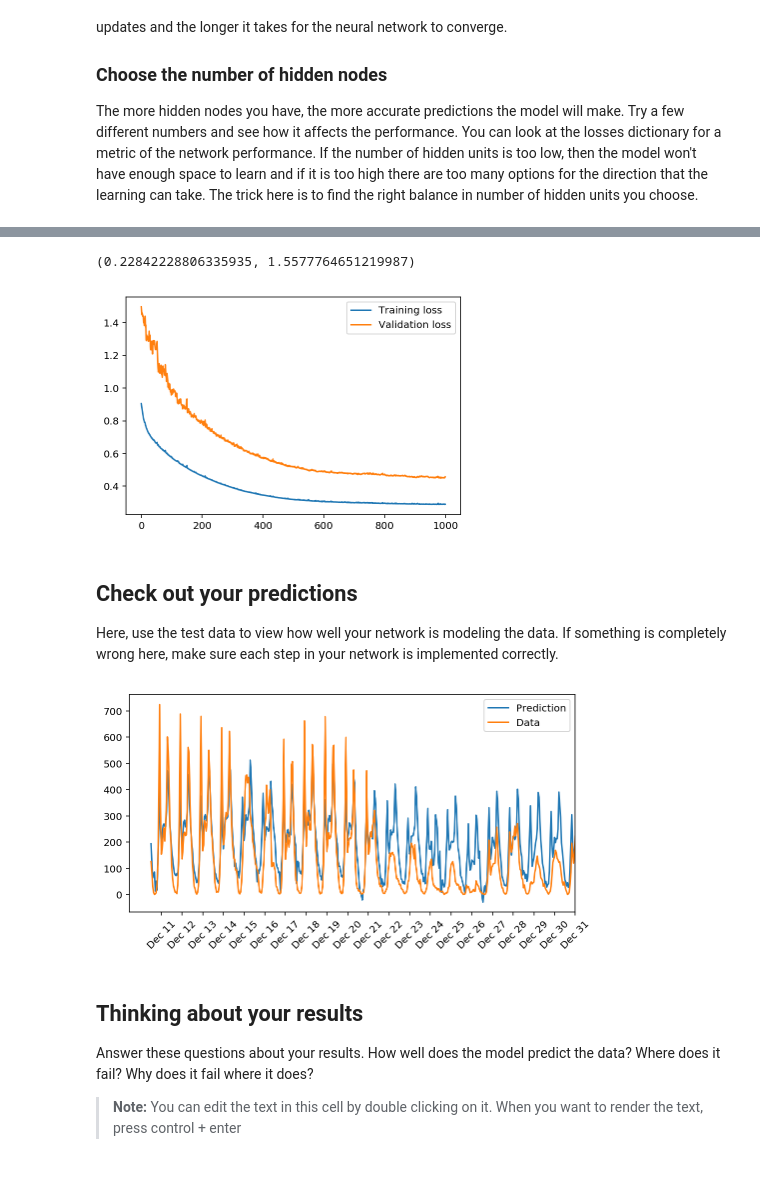
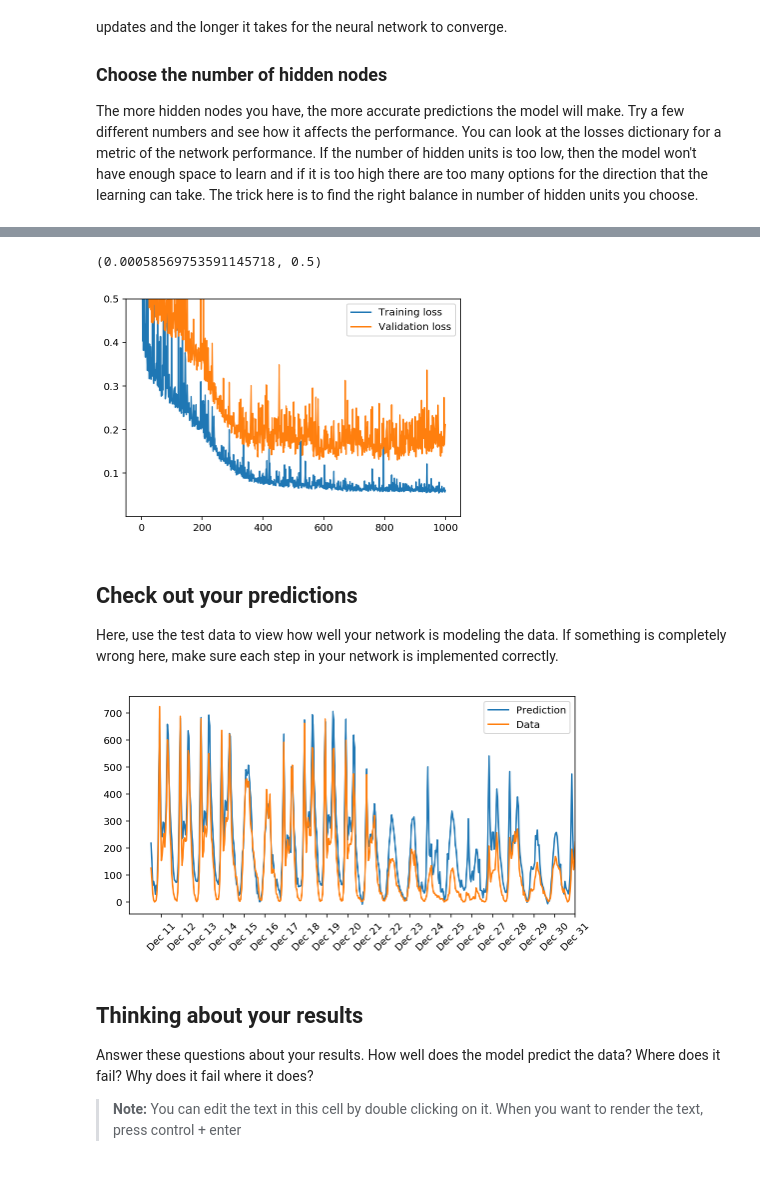
Before and after one commit to toddstrader/dlnd_prj1, a Jupyter notebook: dlnd-your-first-neural-network.ipynb, the cells around one changed output, grey strips where cells are left out. Saved outputs shown, nothing was run; the diff lists cells and outputs as text; code cells hidden in the pictures.

Commit message:
Correct hidden weight updates

```diff
--- a/dlnd-your-first-neural-network.ipynb
+++ b/dlnd-your-first-neural-network.ipynb
@@ -126,19 +126,17 @@ class NeuralNetwork(object):
             return 1/(1 + np.exp(-x))
 
         def forward_pass(inputs):
-            #### Implement the forward pass here ####
             ### Forward pass ###
-            # TODO: Hidden layer
+            # Hidden layer
             hidden_inputs = np.dot(self.weights_input_to_hidden, inputs)
             hidden_outputs = sigmoid(hidden_inputs)
 
-            # TODO: Output layer
+            # Output layer
             final_inputs = np.dot(self.weights_hidden_to_output, hidden_outputs)
             final_outputs = final_inputs
 
             return [hidden_outputs, final_outputs]
 
-        #### Set this to your implemented sigmoid function ####
         # Activation function is the sigmoid function
         self.activation_function = sigmoid
 
@@ -146,10 +144,6 @@ class NeuralNetwork(object):
 
     def train(self, inputs_list, targets_list):
         # Convert inputs list to 2d array
-        try:
-            m = inputs_list.shape[0]
-        except:
-            m = 1
         inputs = np.array(inputs_list, ndmin=2).T
         targets = np.array(targets_list, ndmin=2).T
 
@@ -158,21 +152,17 @@ class NeuralNetwork(object):
         #### Implement the backward pass here ####
         ### Backward pass ###
 
-        # TODO: Output error
-        output_errors = (targets - final_outputs) * 1 #f(x) = x, f'(x) = 1
-        output_grad = output_errors * hidden_outputs.T
+        # Output error
+        output_errors = (targets - final_outputs)
 
-        # TODO: Backpropagated error
-        # dot((o, h).T, (o, 1)) * (h, 1) * (h, 1) = (h, 1)
-        hidden_errors = np.dot(self.weights_hidden_to_output.T, output_errors) * \
-            hidden_outputs * (1 - hidden_outputs)
-        # (h, 1) * (1, i)
-        hidden_grad = hidden_errors * inputs.T
+        # Backpropagated error
+        # dot((o, h).T, (o, 1)) = (h, 1)
+        hidden_errors = np.dot(self.weights_hidden_to_output.T, output_errors)
+        hidden_grad = hidden_outputs * (1.0 - hidden_outputs)
 
-        # TODO: Update the weights
-        self.weights_hidden_to_output += self.lr * output_grad / m
-        self.weights_input_to_hidden += self.lr * hidden_grad / m
-
+        # Update the weights
+        self.weights_hidden_to_output += self.lr * output_errors * hidden_outputs.T
+        self.weights_input_to_hidden += self.lr * np.dot(hidden_errors * hidden_grad, inputs.T)
 
     def run(self, inputs_list):
         # Run a forward pass through the network
@@ -205,7 +195,7 @@ import sys
 ### Set the hyperparameters here ###
 epochs = 1000
 learning_rate = 0.05
-hidden_nodes = 15
+hidden_nodes = 28
 output_nodes = 1
 
 N_i = train_features.shape[1]
@@ -233,12 +223,11 @@ Progress: 99.9% ... Training loss: 0.289 ... Validation loss: 0.457
 # %%
 plt.plot(losses['train'], label='Training loss')
 plt.plot(losses['validation'], label='Validation loss')
 plt.legend()
-#plt.ylim(ymax=0.5)
-plt.ylim()
+plt.ylim(ymax=0.5)
 # %% [output]
-(0.22842228806335935, 1.5577764651219987)
+(0.00058569753591145718, 0.5)
-[figure, old version]
+[figure, new version]
 # %% [markdown]
 ## Check out your predictions
 
@@ -258,7 +247,7 @@ dates = dates.apply(lambda d: d.strftime('%b %d'))
 ax.set_xticks(np.arange(len(dates))[12::24])
 _ = ax.set_xticklabels(dates[12::24], rotation=45)
 # %% [output]
-[figure, old version]
+[figure, new version]
 # %% [markdown]
 ## Thinking about your results
 
```
Also changed, not shown: parts of 2 cells of this notebook, 1 other file.
